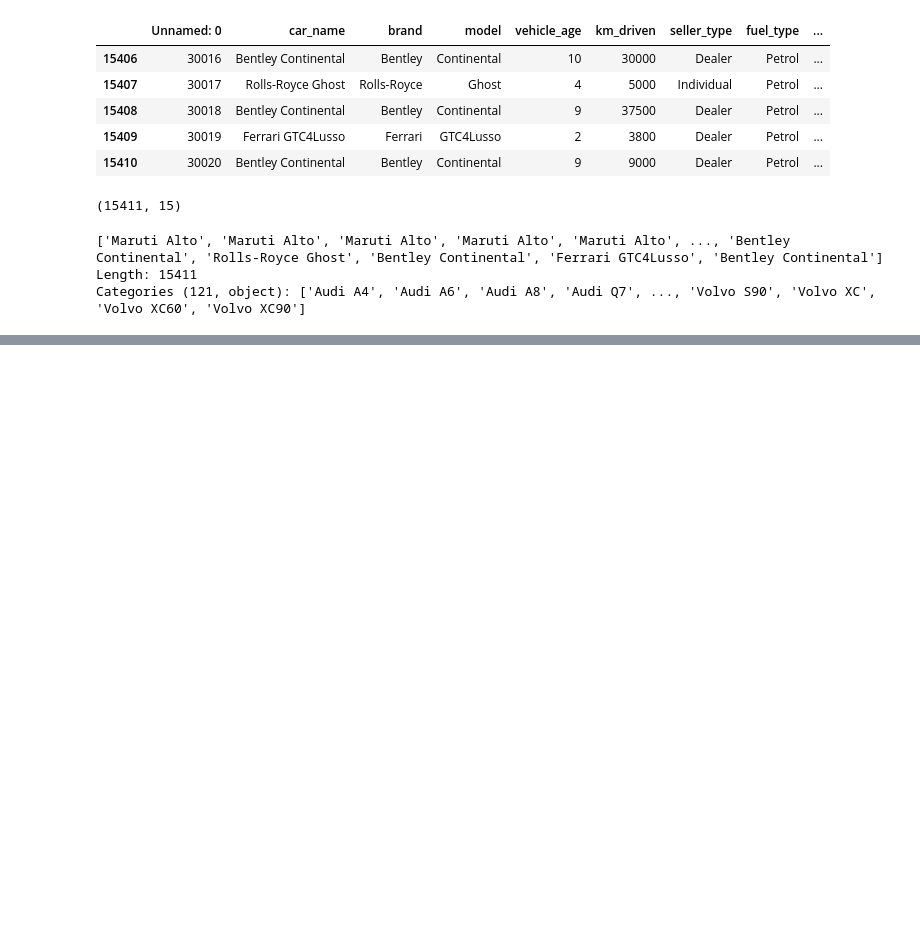
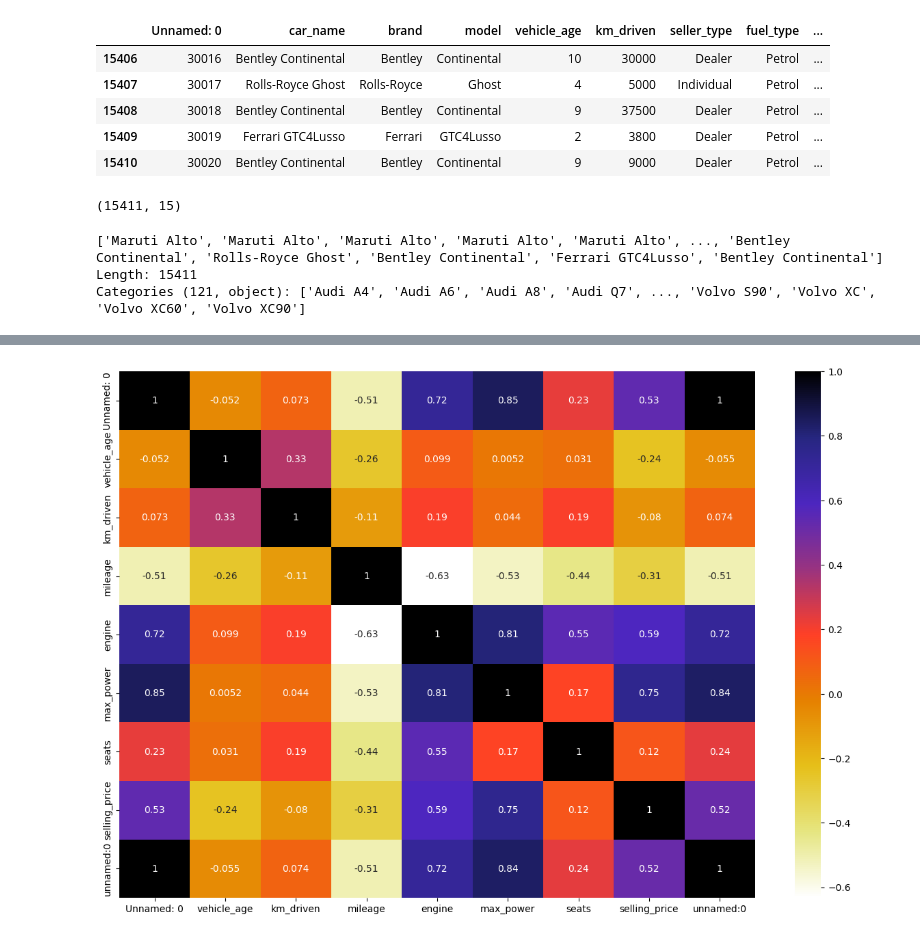
Before and after one commit to Kanishk-kh821/carpriceprediction, a Jupyter notebook: main.ipynb, the cells around one changed output, grey strips where cells are left out. Saved outputs shown, nothing was run; the diff lists cells and outputs as text; code cells hidden in the pictures; blank space fills up the shorter version.

```diff
--- a/main.ipynb
+++ b/main.ipynb
@@ -190,0 +299,7 @@ Categories (121, object): ['Audi A4', 'Audi A6', 'Audi A8', 'Audi Q7', ..., 'Vol
+# %%
+plt.figure(figsize = (15,10))
+#sns.heatmap(df.corr(), cmap="CMRmap_r", annot=True)
+sns.heatmap(df[numerical_features].corr(), cmap="CMRmap_r",annot=True)
+plt.show()
+# %% [output]
+[figure, added]
```
Also changed, not shown: parts of 78 cells of this notebook, 2 other files.
